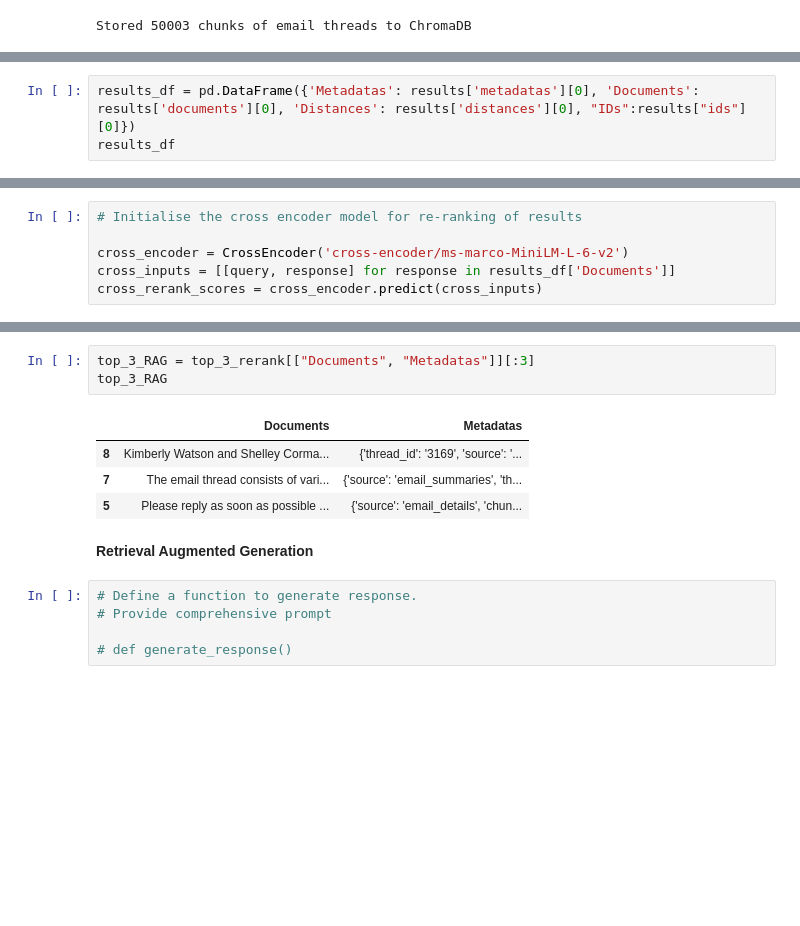
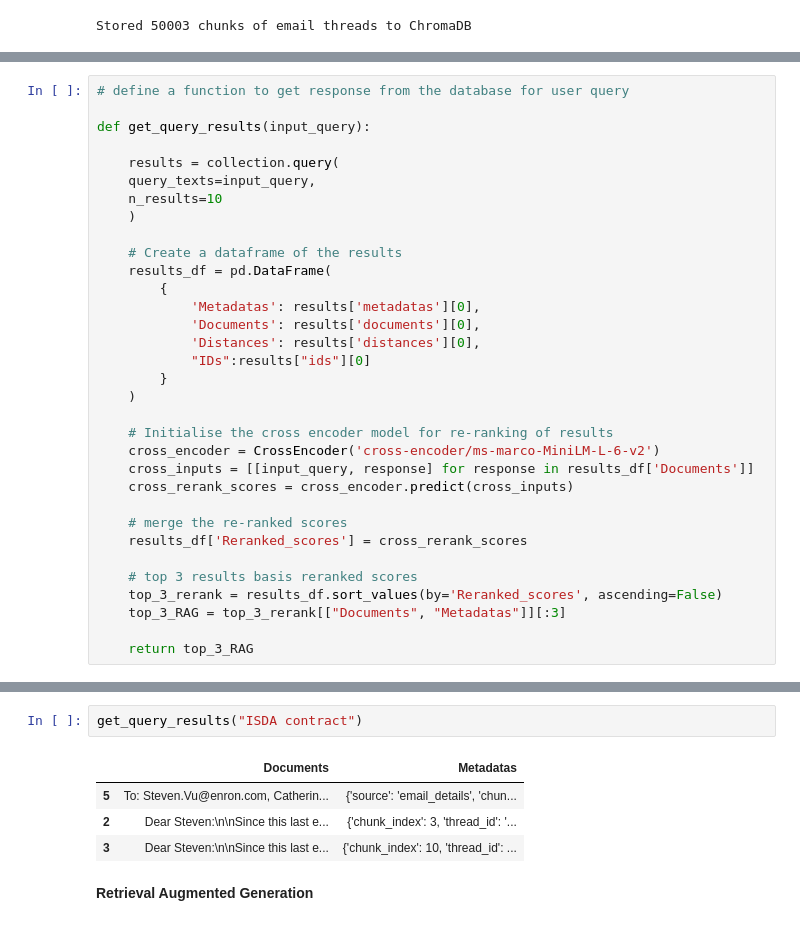
Before and after one commit to rajivgaba/email-search-rag, a Jupyter notebook: email-search.ipynb, the cells around one changed output, grey strips where cells are left out. Cells and saved outputs as stored; diff of their text form; blank space fills up the shorter version.

Commit message:
Kaggle Notebook | email-search | Version 3

```diff
--- a/email-search.ipynb
+++ b/email-search.ipynb
@@ -269,3 +246,0 @@ results
-# %%
-results_df = pd.DataFrame({'Metadatas': results['metadatas'][0], 'Documents': results['documents'][0], 'Distances': results['distances'][0], "IDs":results["ids"][0]})
-results_df
@@ -284,6 +247,33 @@ results_df
 # %%
-# Initialise the cross encoder model for re-ranking of results
+# define a function to get response from the database for user query
 
-cross_encoder = CrossEncoder('cross-encoder/ms-marco-MiniLM-L-6-v2')
-cross_inputs = [[query, response] for response in results_df['Documents']]
-cross_rerank_scores = cross_encoder.predict(cross_inputs)
+def get_query_results(input_query):
+
+    results = collection.query(
+    query_texts=input_query,
+    n_results=10
+    )
+
+    # Create a dataframe of the results
+    results_df = pd.DataFrame(
+        {
+            'Metadatas': results['metadatas'][0],
+            'Documents': results['documents'][0],
+            'Distances': results['distances'][0],
+            "IDs":results["ids"][0]
+        }
+    )
+
+    # Initialise the cross encoder model for re-ranking of results
+    cross_encoder = CrossEncoder('cross-encoder/ms-marco-MiniLM-L-6-v2')
+    cross_inputs = [[input_query, response] for response in results_df['Documents']]
+    cross_rerank_scores = cross_encoder.predict(cross_inputs)
+
+    # merge the re-ranked scores
+    results_df['Reranked_scores'] = cross_rerank_scores
+
+    # top 3 results basis reranked scores
+    top_3_rerank = results_df.sort_values(by='Reranked_scores', ascending=False)
+    top_3_RAG = top_3_rerank[["Documents", "Metadatas"]][:3]
+
+    return top_3_RAG
@@ -315,15 +280,9 @@ top_3_rerank[:3]
-# %%
-top_3_RAG = top_3_rerank[["Documents", "Metadatas"]][:3]
-top_3_RAG
-# %% [output]
-|  | Documents | Metadatas |
-| 8 | Kimberly Watson and Shelley Corma... | {'thread_id': '3169', 'source': '... |
-| 7 | The email thread consists of vari... | {'source': 'email_summaries', 'th... |
-| 5 | Please reply as soon as possible ... | {'source': 'email_details', 'chun... |
+# %%
+get_query_results("ISDA contract")
+# %% [output]
+|  | Documents | Metadatas |
+| 5 | To: Steven.Vu@enron.com, Catherin... | {'source': 'email_details', 'chun... |
+| 2 | Dear Steven:\n\nSince this last e... | {'chunk_index': 3, 'thread_id': '... |
+| 3 | Dear Steven:\n\nSince this last e... | {'chunk_index': 10, 'thread_id': ... |
 # %% [markdown]
 **Retrieval Augmented Generation**
-# %%
-# Define a function to generate response.
-# Provide comprehensive prompt
-
-# def generate_response()
```
Also changed, not shown: parts of 12 cells of this notebook.
